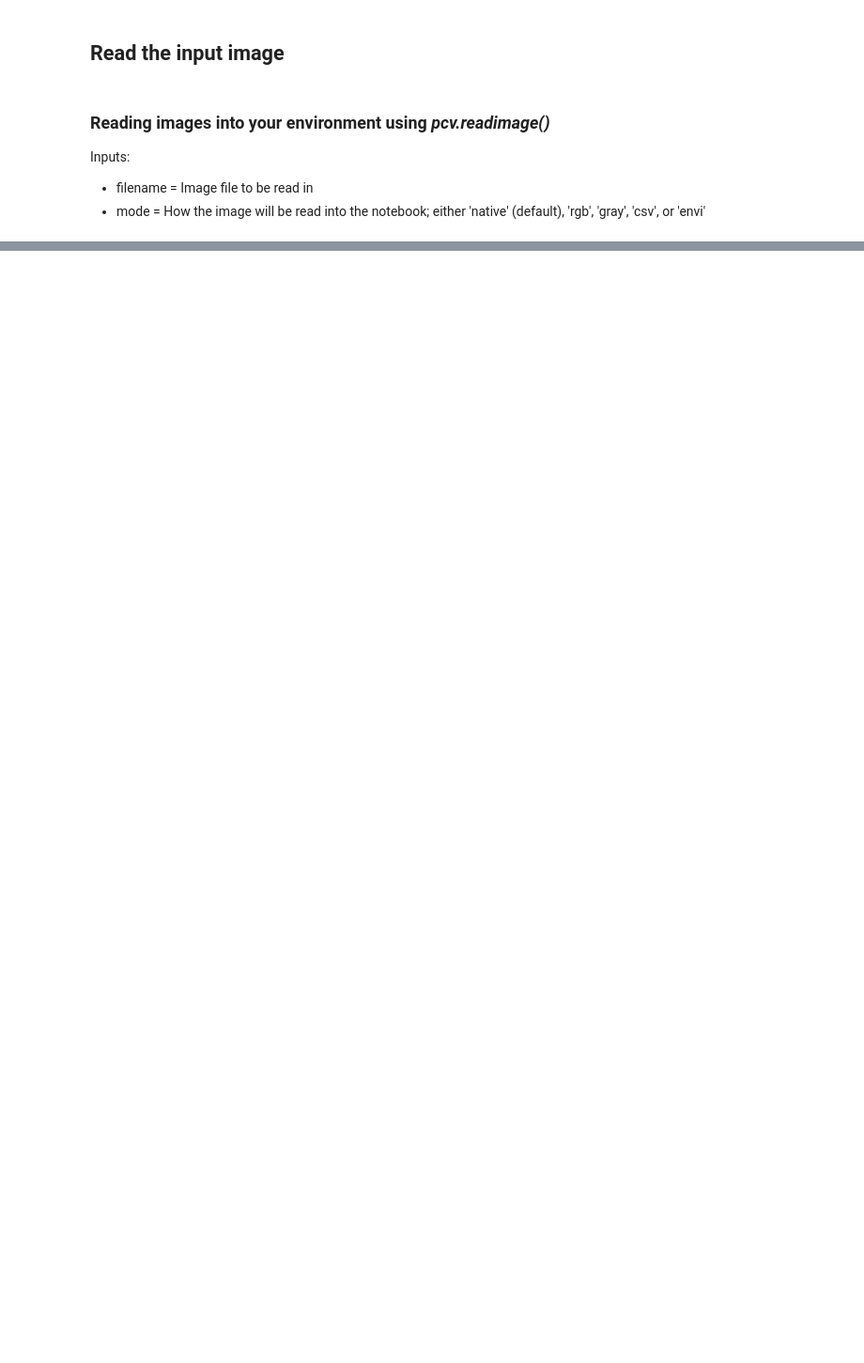
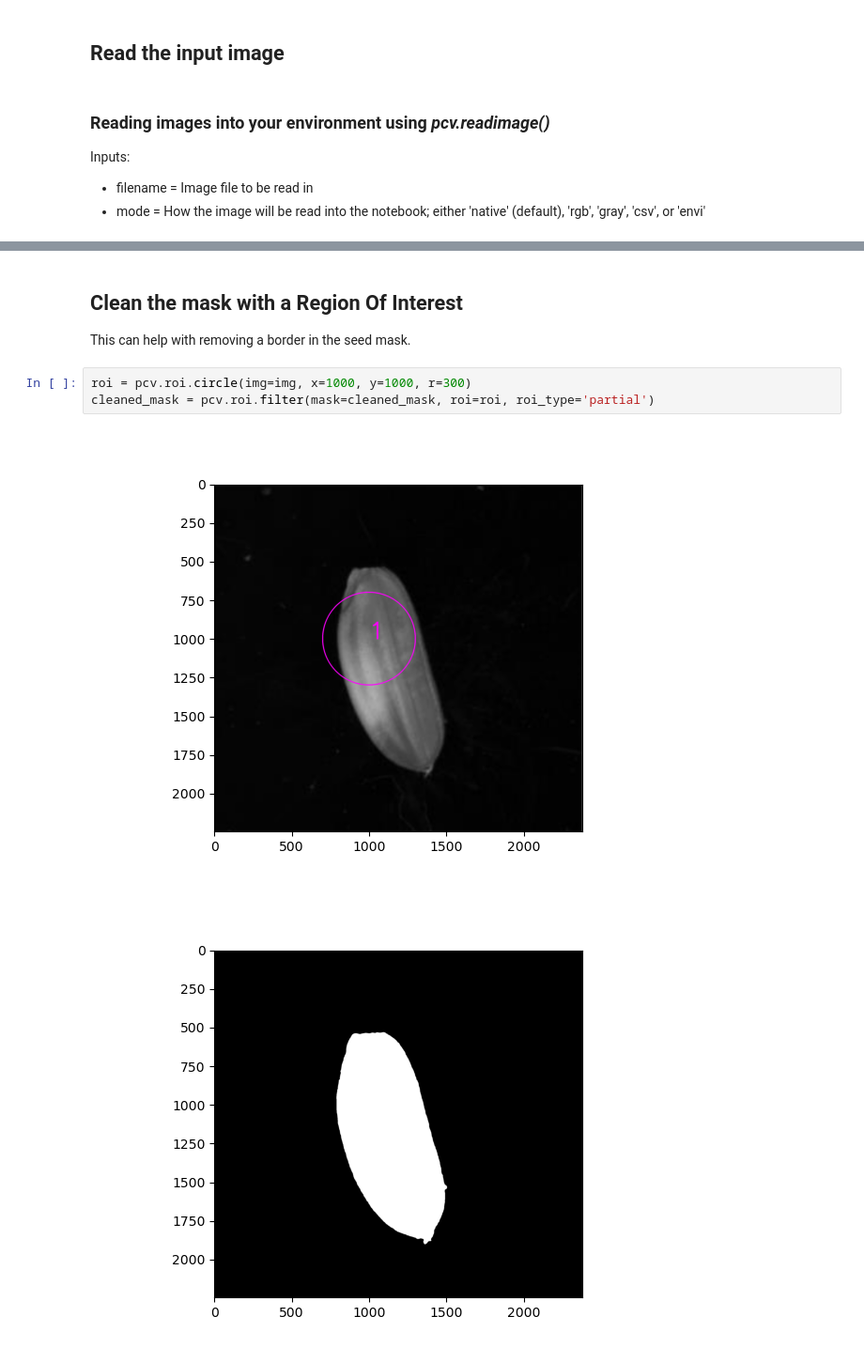
Before and after one commit to danforthcenter/plantcv-tutorial-rice-chalkiness, a Jupyter notebook: index.ipynb, the cells around one changed output, grey strips where cells are left out. Shown: that part at 94% size. Saved outputs shown, nothing was run; the diff lists cells and outputs as text; blank space fills up the shorter version.

```diff
--- a/index.ipynb
+++ b/index.ipynb
@@ -49,0 +67,10 @@ img, path, filename = pcv.readimage(filename=args.image1)
+# %% [markdown]
+## Clean the mask with a Region Of Interest
+
+This can help with removing a border in the seed mask.
+# %%
+roi = pcv.roi.circle(img=img, x=1000, y=1000, r=300)
+cleaned_mask = pcv.roi.filter(mask=cleaned_mask, roi=roi, roi_type='partial')
+# %% [output]
+[figure, added]
+[figure, added]
```
Also changed, not shown: parts of 22 cells of this notebook.
